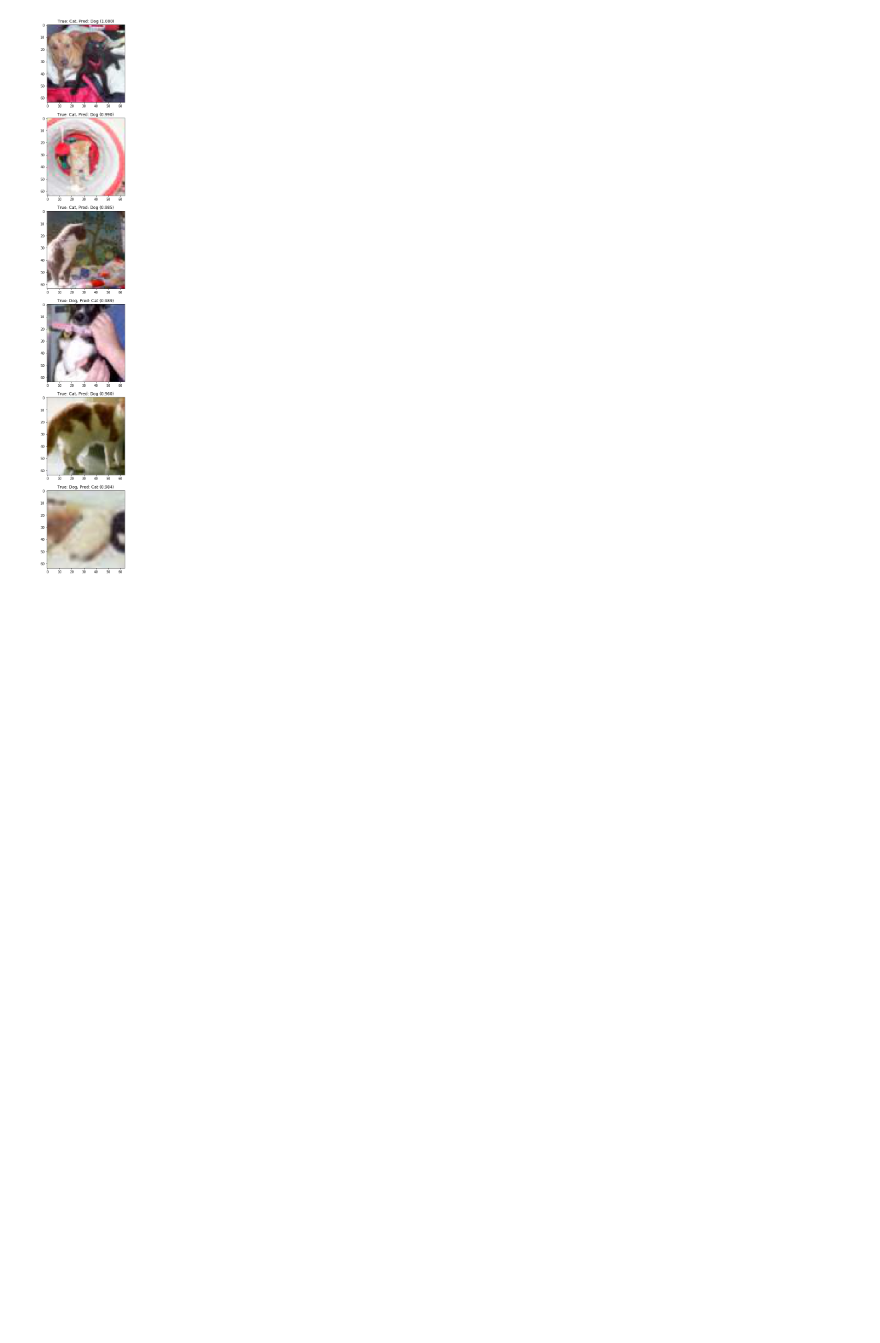
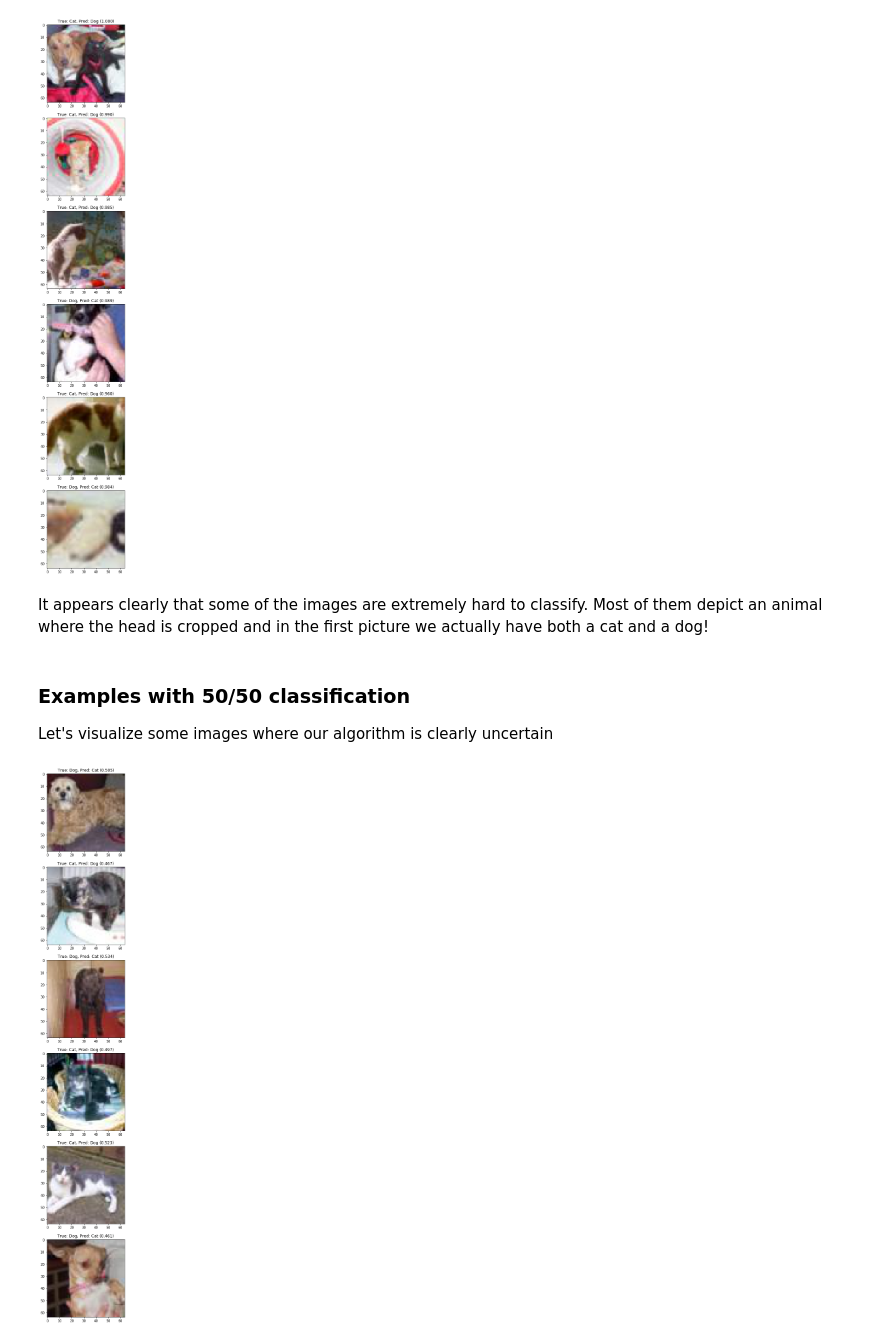
Before and after one commit to afcarl/IFT6135H18, a Jupyter notebook: assignment2/exo2_homework2.ipynb, the cells around one changed output. Cells and saved outputs as stored; diff of their text form; code cells hidden in the pictures; blank space fills up the shorter version.

```diff
--- a/assignment2/exo2_homework2.ipynb
+++ b/assignment2/exo2_homework2.ipynb
@@ -31,7 +34,7 @@ kwargs = {'num_workers': 1, 'pin_memory': True} if cuda else {}
 
 
 
-train_set = datasets.ImageFolder(root='datasets/train_64x64',
+train_set = datasets.ImageFolder(root=datapath+'/train_64x64',
                             transform=transforms.Compose([
                                 transforms.Resize(64),
                                 transforms.CenterCrop(64),
@@ -39,7 +42,7 @@ train_set = datasets.ImageFolder(root='datasets/train_64x64',
                                 transforms.Normalize((0.5, 0.5, 0.5), (0.5, 0.5, 0.5)),
                             ]))
 
-val_set = datasets.ImageFolder(root='datasets/valid_64x64',
+val_set = datasets.ImageFolder(root=datapath+'/valid_64x64',
                             transform=transforms.Compose([
                                 transforms.Resize(64),
                                 transforms.CenterCrop(64),
@@ -521,3 +530,34 @@ for i in range(n_im):
         plt.title(f'True: Cat, Pred: Dog ({worst_examples[i][1]:.3f})')
 # %% [output]
 [figure]
+# %% [markdown]
+It appears clearly that some of the images are extremely hard to classify. Most of them depict an animal where the head is cropped and in the first picture we actually have both a cat and a dog!
+# %% [markdown]
+### Examples with 50/50 classification
+Let's visualize some images where our algorithm is clearly uncertain
+# %%
+n_im = 6
+counter = 0
+uncertain_examples = []
+model.eval()
+for batch_idx, (data, target) in enumerate(valid_loader):
+    data, target = Variable(data, volatile=True), Variable(target).unsqueeze(1).float()
+    output = model2(data)
+    pred = output.data.round()
+    for i in range(batch_size):
+        if  abs((output[i]-target[i]).abs().data.mean()-0.5) < 0.05:
+            uncertain_examples.append([data[i].data.cpu(), output[i].data[0], target[i].data[0]])
+            counter += 1
+    if counter >= n_im:
+        break
+# %%
+plt.figure(figsize=(40,30))
+for i in range(n_im):
+    plt.subplot(6, 1, i+1)
+    plt.imshow(torch2pil(.5*uncertain_examples[i][0]+.5))
+    if uncertain_examples[i][2] == 1:
+        plt.title(f'True: Dog, Pred: Cat ({1-uncertain_examples[i][1]:.3f})')
+    else:
+        plt.title(f'True: Cat, Pred: Dog ({uncertain_examples[i][1]:.3f})')
+# %% [output]
+[figure, added]
```
Also changed, not shown: parts of 10 cells of this notebook.
